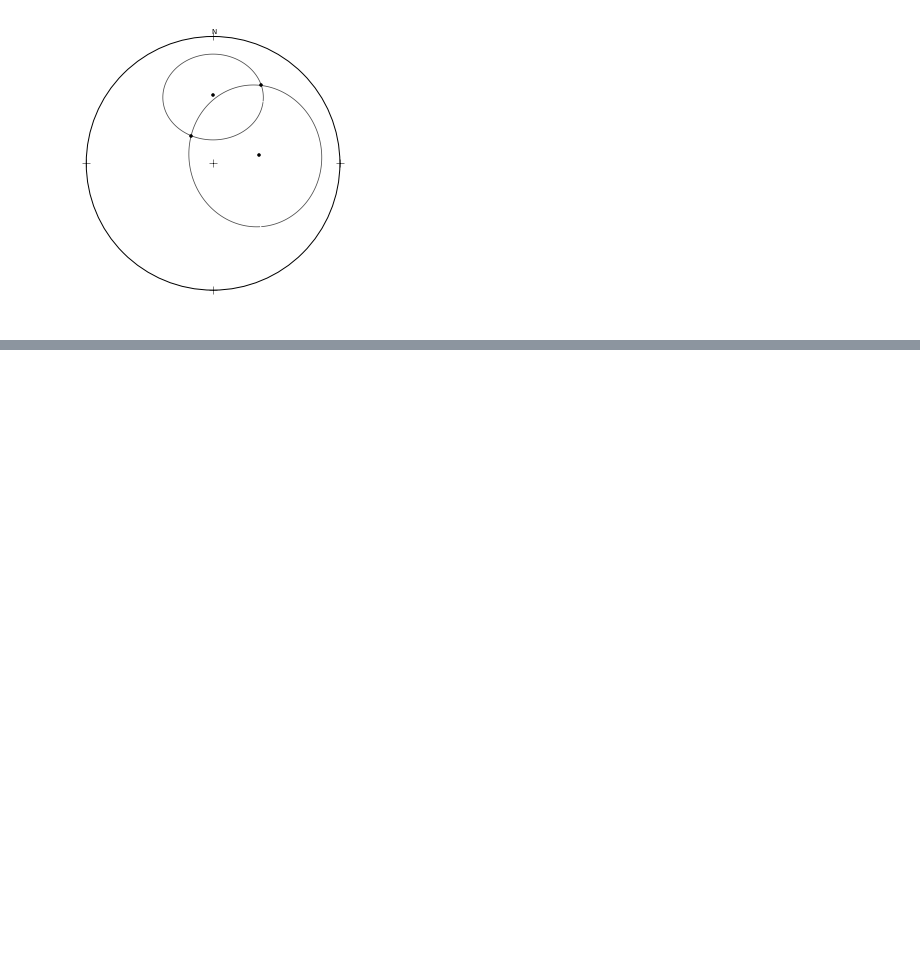
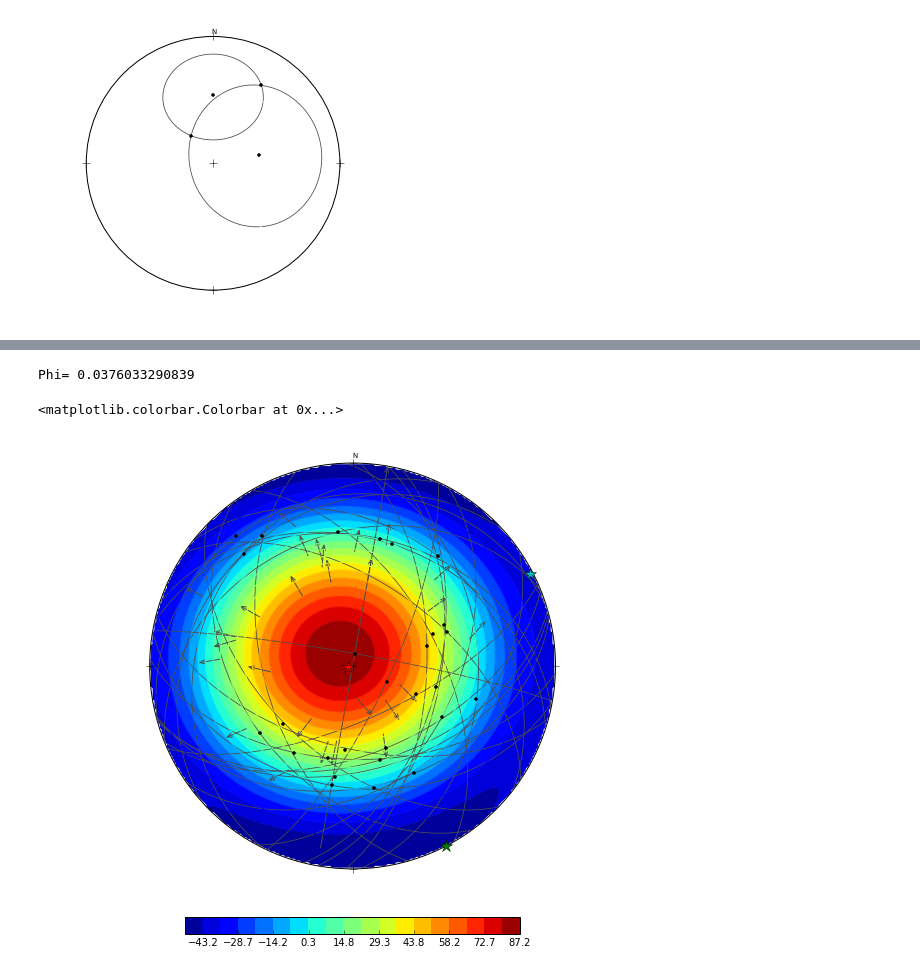
Before and after one commit to endarthur/autti, a Jupyter notebook: auttitude_testing.ipynb, the cells around one changed output, grey strips where cells are left out. Drawn from its saved outputs; the diff is of its cells as text; code cells hidden in the pictures; blank space fills up the shorter version.

```diff
--- a/auttitude_testing.ipynb
+++ b/auttitude_testing.ipynb
@@ -154,0 +173,27 @@ Phi= 0.481380607434
+# %%
+normal = np.loadtxt("normal_faults.txt", usecols=(0, 1, 2, 3), delimiter='\t')
+
+normal_planes = at.PlaneData(at.dcos_plane(normal[:,:2]))
+normal_lines = at.LineData(at.dcos_line(normal[:,2:]))
+
+stress_matrix, residuals = at.stress.michael(normal_planes, normal_lines)
+stress_directions, (s1, s2, s3) = at.stress.principal_stresses(stress_matrix)
+print "Phi=", (s2-s3)/(s1-s3)
+
+normal_dihedra = at.stress.angelier_graphical(normal_planes, normal_lines)
+
+fig, ax = plt.subplots(figsize=(10, 10))
+plot = at.ProjectionPlot(ax)
+plot.clear_diagram()
+plot.plot_poles(normal_lines)
+plot.plot_circles(normal_planes.great_circle())
+plot.plot_poles(stress_directions[0], marker='*', ms=12, c='r') #compressive
+plot.plot_poles(stress_directions[1], marker='*', ms=12, c='g') #intermediate
+plot.plot_poles(stress_directions[2], marker='*', ms=12, c='c') #distensive
+plot.plot_slip_linear(normal_planes, normal_lines, True)
+c = plot.plot_contours(at.default_grid.grid, normal_dihedra, len(normal_planes), 20, cmap='jet')
+plt.colorbar(c, shrink=.6, orientation='horizontal', pad=.05)
+# %% [output]
+Phi= 0.0376033290839
+<matplotlib.colorbar.Colorbar at 0x...>
+[figure, added]
```
Also changed, not shown: parts of 2 cells of this notebook, 4 other files.
